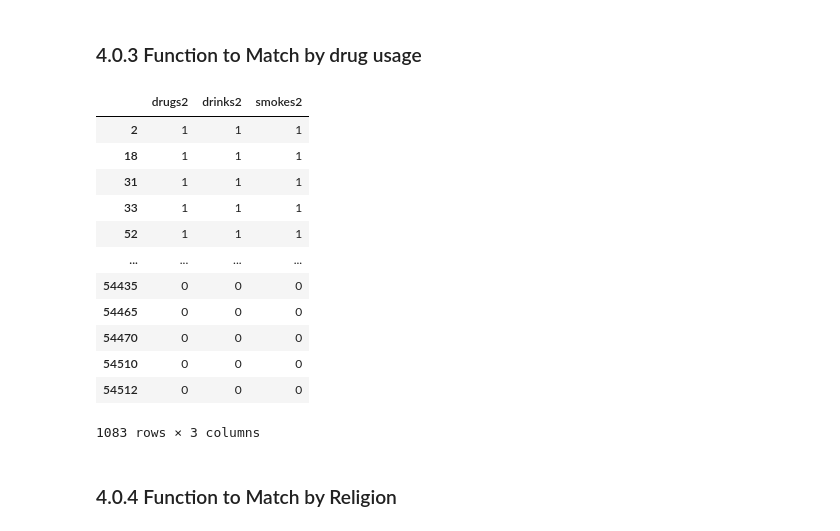
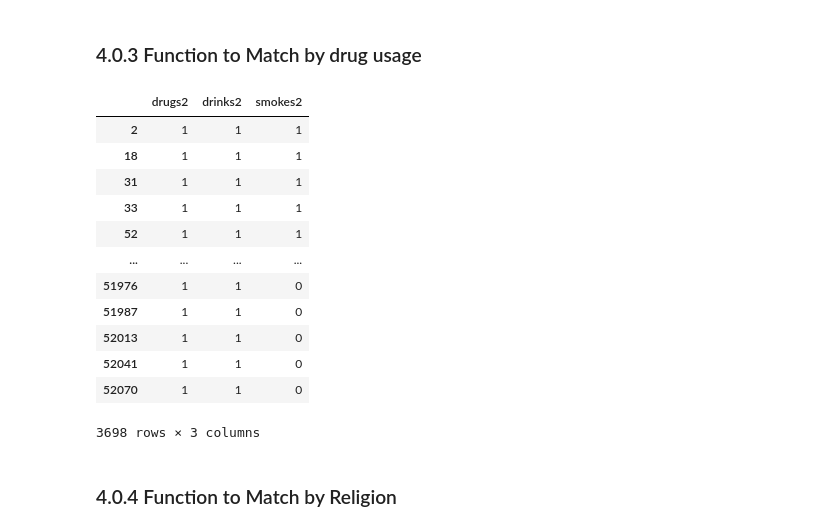
Before and after one commit to BensonMuriu/Dating-App-Recommender, a Jupyter notebook: P5_Notebook.ipynb, the cells around one changed output. Saved outputs shown, nothing was run; the diff lists cells and outputs as text; code cells hidden in the pictures.

```diff
--- a/P5_Notebook.ipynb
+++ b/P5_Notebook.ipynb
@@ -1825,6 +1825,7 @@ def df_tidy(df):
         print('Invalid df!! Did not tidy')
         return df
 
+    result.insert(0,'id',result.index+1001,True)
     # change the essay names columns to meaningful words
     result.rename(columns = {'essay0':'selfSummary', 'essay1':'currentLife', 'essay2':'goodAt',
                      'essay3':'noticeFirst', 'essay4':'Favourites', 'essay5':'preciousThings',
@@ -2262,21 +2255,21 @@ def drug_matcher(orientation, gender, df, sign, sign_serious, drugs2, smokes2, d
       return df[ (df['drinks2']==0) & (df['smokes2']==0) ]
 # %%
 # investigating if the function works
-drug_matcher('straight', 'f', dating_df, 'capricon', sign_serious=1, drugs2=1, smokes2=1, drinks2=0)[['drugs2', 'drinks2', 'smokes2']]
+drug_matcher('straight', 'f', dating_df, 'capricon', sign_serious=1, drugs2=1, smokes2=1, drinks2=1)[['drugs2', 'drinks2', 'smokes2']]
 # %% [output]
 |  | drugs2 | drinks2 | smokes2 |
 | 2 | 1 | 1 | 1 |
 | 18 | 1 | 1 | 1 |
 | 31 | 1 | 1 | 1 |
 | 33 | 1 | 1 | 1 |
 | 52 | 1 | 1 | 1 |
 | ... | ... | ... | ... |
-| 54435 | 0 | 0 | 0 |
-| 54465 | 0 | 0 | 0 |
-| 54470 | 0 | 0 | 0 |
-| 54510 | 0 | 0 | 0 |
-| 54512 | 0 | 0 | 0 |
+| 51976 | 1 | 1 | 0 |
+| 51987 | 1 | 1 | 0 |
+| 52013 | 1 | 1 | 0 |
+| 52041 | 1 | 1 | 0 |
+| 52070 | 1 | 1 | 0 |
-1083 rows × 3 columns
+3698 rows × 3 columns
 # %% [markdown]
 ### 4.0.4 Function to Match by Religion
 # %%
```
Also changed, not shown: parts of 12 cells of this notebook.
